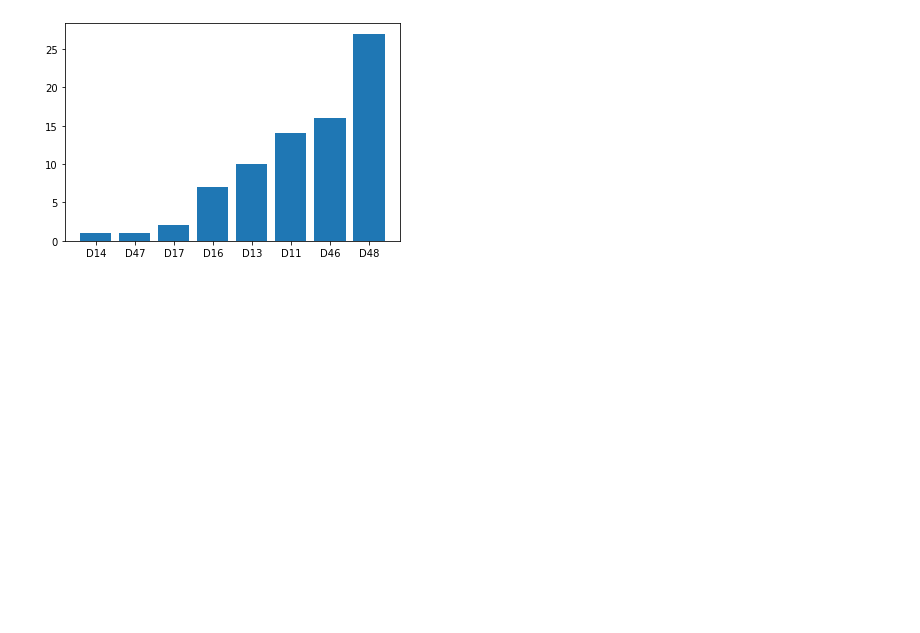
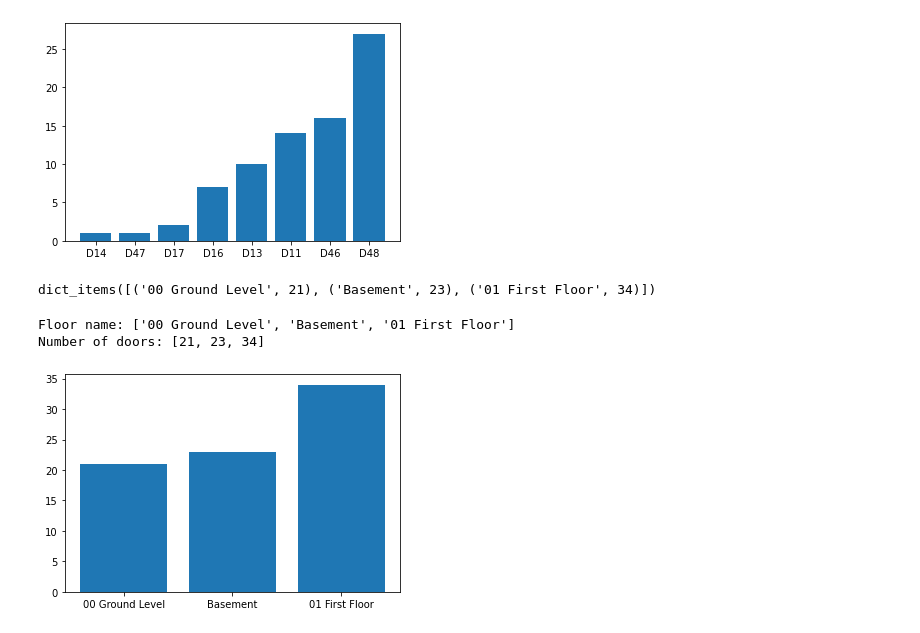
Before and after one commit to sharanyhakarthikeyan/vscode_python_practice, a Jupyter notebook: analysis2.ipynb, the cells around one changed output. Cells and saved outputs as stored; diff of their text form; code cells hidden in the pictures; blank space fills up the shorter version.

```diff
--- a/analysis2.ipynb
+++ b/analysis2.ipynb
@@ -141,3 +141,26 @@ plt.show
 # %% [output]
 <function matplotlib.pyplot.show(close=None, block=None)>
 [figure]
+# %%
+level_count = defaultdict(int)
+for levels in df.loc[:,"Level"]:
+    level_count[levels] += 1
+
+level_count.items()
+# %% [output]
+dict_items([('00 Ground Level', 21), ('Basement', 23), ('01 First Floor', 34)])
+# %%
+#seperate the list
+
+Floor = list(level_count.keys())
+no_of_doors = list(level_count.values())
+print("Floor name:",Floor)
+print("Number of doors:",no_of_doors)
+# %% [output]
+Floor name: ['00 Ground Level', 'Basement', '01 First Floor']
+Number of doors: [21, 23, 34]
+# %%
+plt.bar(Floor,no_of_doors)
+plt.show()
+# %% [output]
+[figure, added]
```
Also changed, not shown: 1 other file.
